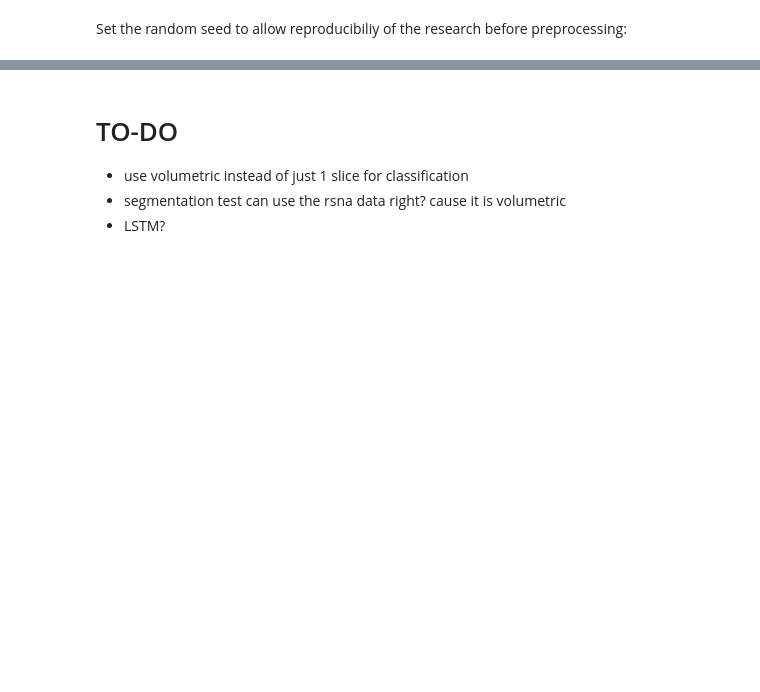
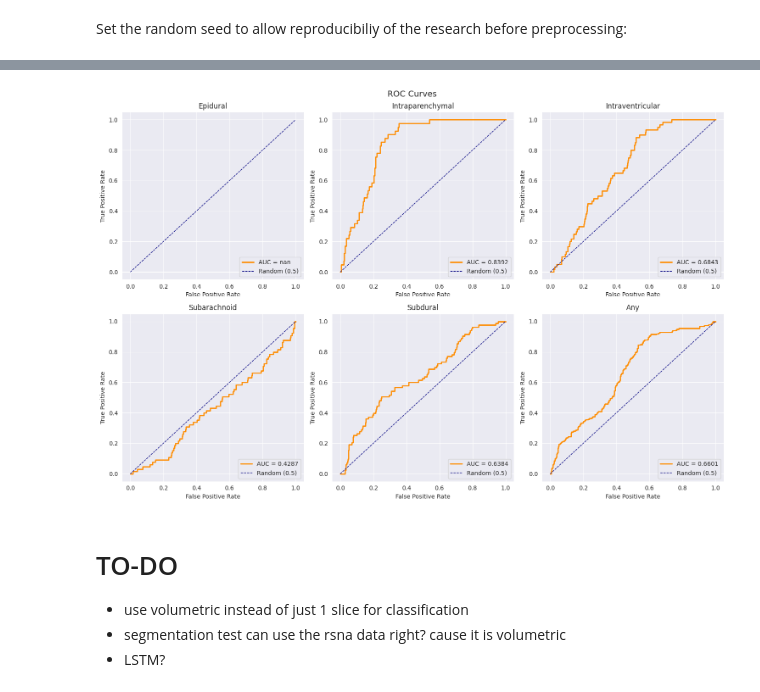
Before and after one commit to azhar-rafiq/thesis-xai, a Jupyter notebook: thesis.ipynb, the cells around one changed output, grey strips where cells are left out. Cells and saved outputs as stored; diff of their text form; code cells hidden in the pictures; blank space fills up the shorter version.

```diff
--- a/thesis.ipynb
+++ b/thesis.ipynb
@@ -433,0 +610,4 @@ aa
+# %%
+# Split ID into slice ID and subtype
+labels_rsna_df['SubType'] = labels_rsna_df['ID'].str.rsplit('_', n=1).str[-1]
+labels_rsna_df['SliceID'] = labels_rsna_df['ID'].str.rsplit('_', n=1).str[0]
@@ -433,0 +637,2 @@ aa
+# %%
+labels_rsna_df = labels_rsna_df.drop_duplicates(subset=['SliceID', 'SubType'], keep='first')
@@ -445,0 +1171,12 @@ change_seed(SEED) #using the assigned seed
+# %%
+# Predict on test set
+y_pred = grid.best_estimator_.predict(x_test)
+y_pred_proba = grid.best_estimator_.predict_proba(x_test)
+for i, col in enumerate(label_cols):
+    try:
+        auc = roc_auc_score(y_test[:, i], y_pred_proba[:, i])
+        print(f"{col:25s} AUC: {auc:.4f}")
+    except ValueError:
+        print(f"{col:25s} AUC: N/A (single class)")
+
+print(f"\nWeighted average AUC: {roc_auc_score(y_test, y_pred_proba, average='weighted'):.4f}")
@@ -446,3 +1194,28 @@ change_seed(SEED) #using the assigned seed
+# %%
+fig, axes = plt.subplots(2, 3, figsize=(15, 10))
+axes = axes.flatten()
+
+for i, col in enumerate(label_cols):
+    ax = axes[i]
+    try:
+        fpr, tpr, _ = roc_curve(y_test[:, i], y_pred_proba[:, i])
+        auc = roc_auc_score(y_test[:, i], y_pred_proba[:, i])
+        ax.plot(fpr, tpr, color='darkorange', lw=2, label=f'AUC = {auc:.4f}')
+    except ValueError:
+        ax.text(0.5, 0.5, 'No positive cases', ha='center', va='center', fontsize=12)
+
+    ax.plot([0, 1], [0, 1], color='navy', lw=1, linestyle='--', label='Random (0.5)')
+    ax.set_xlabel('False Positive Rate')
+    ax.set_ylabel('True Positive Rate')
+    ax.set_title(col.replace('_', ' ').title())
+    ax.legend(loc='lower right')
+
+plt.suptitle('ROC Curves', fontsize=14)
+plt.tight_layout()
+plt.savefig('roc_baseline.png', dpi=150, bbox_inches='tight')
+plt.show()
+# %% [output]
+[figure, added]
 # %% [markdown]
 # TO-DO
 - use volumetric instead of just 1 slice for classification
```
Also changed, not shown: parts of 45 cells of this notebook, 2 other files.
